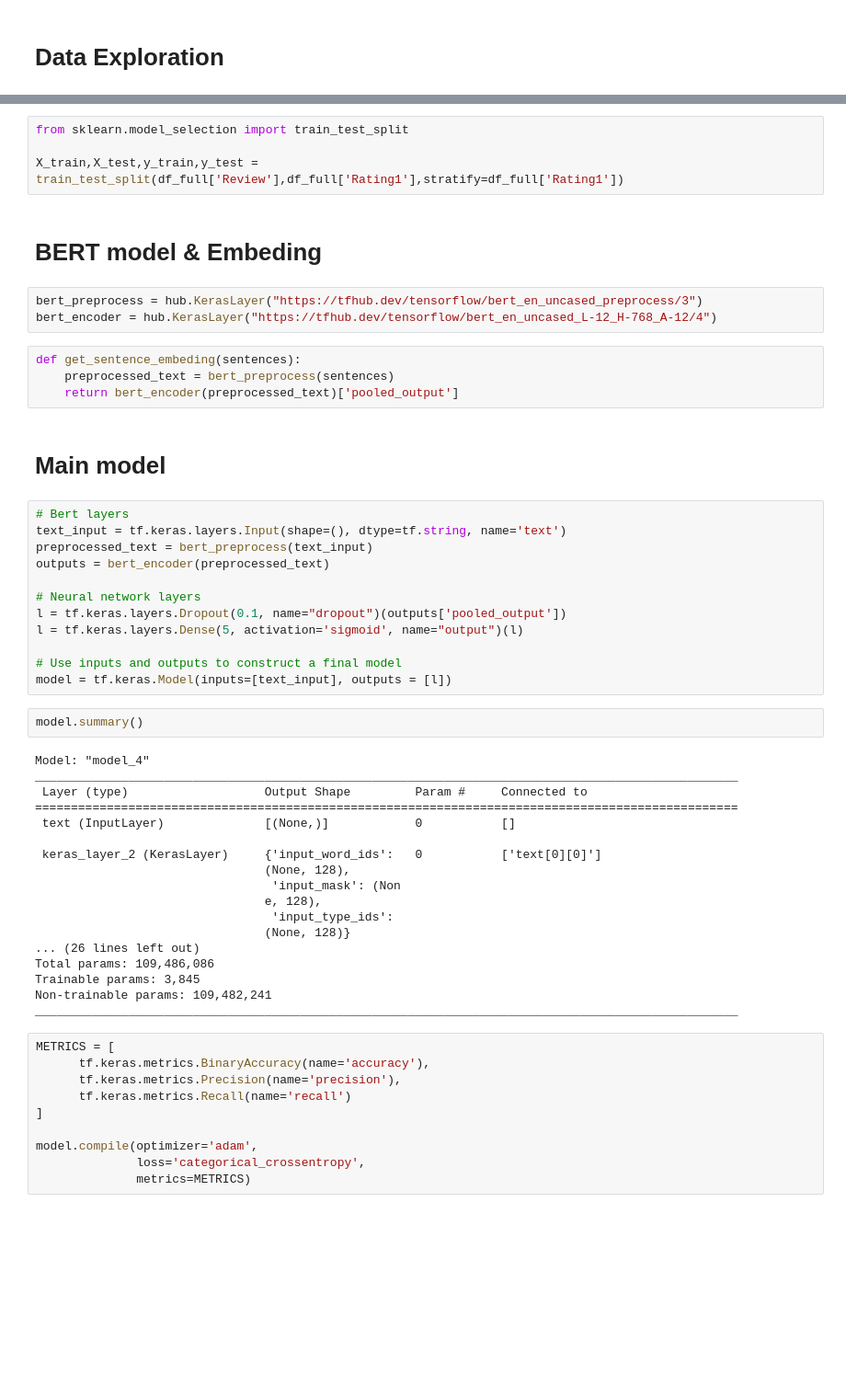
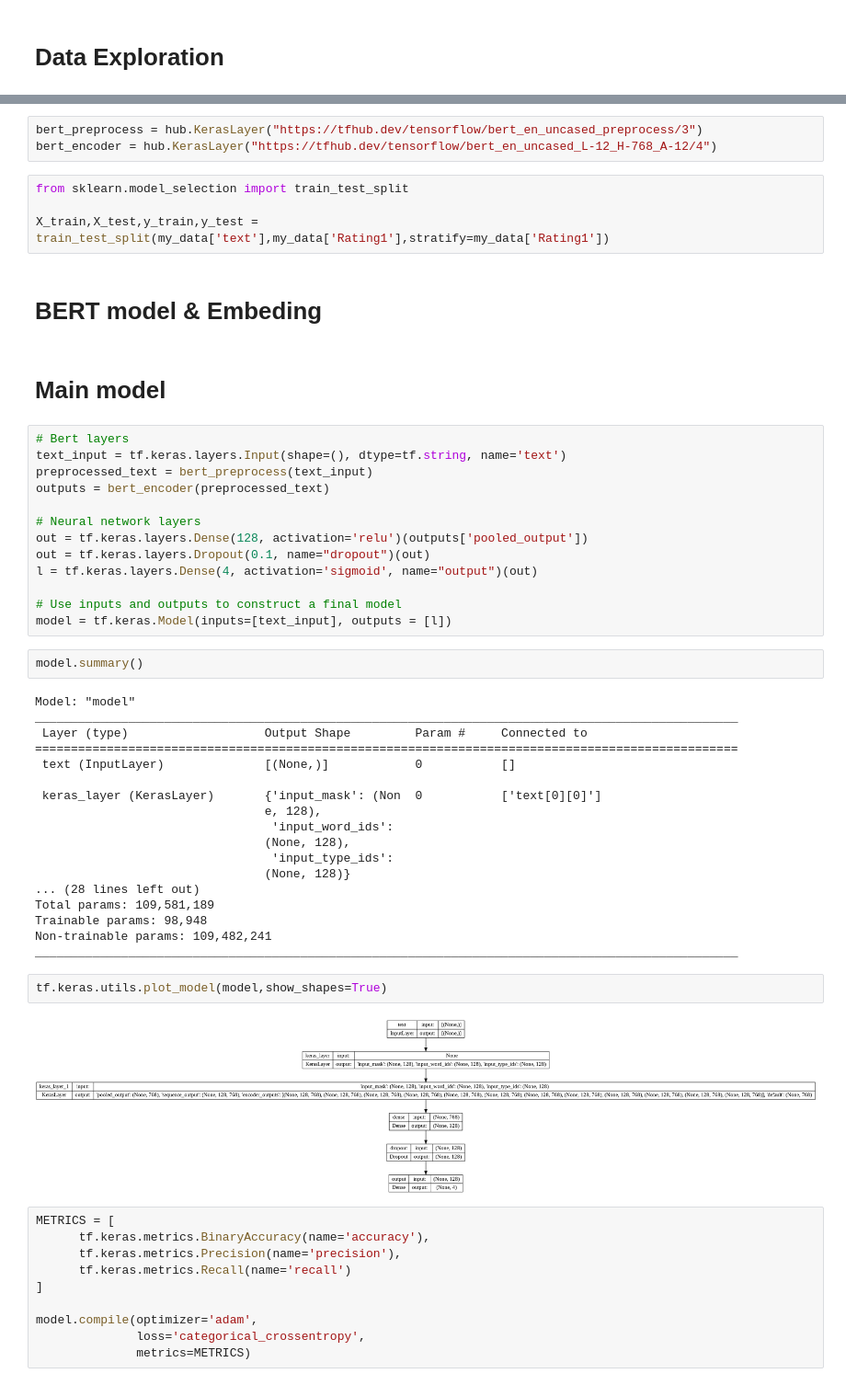
Before and after one commit to tural327/Bert_model, a Jupyter notebook: Untitled8.ipynb, the cells around one changed output, grey strips where cells are left out. Shown: that part at 92% size. Drawn from its saved outputs; the diff is of its cells as text; blank space fills up the shorter version.

```diff
--- a/Untitled8.ipynb
+++ b/Untitled8.ipynb
@@ -100,16 +144,12 @@ df_full['Rating1'] = df_full.Rating.apply(correect)
+# %%
+bert_preprocess = hub.KerasLayer("https://tfhub.dev/tensorflow/bert_en_uncased_preprocess/3")
+bert_encoder = hub.KerasLayer("https://tfhub.dev/tensorflow/bert_en_uncased_L-12_H-768_A-12/4")
 # %%
 from sklearn.model_selection import train_test_split
 
-X_train,X_test,y_train,y_test = train_test_split(df_full['Review'],df_full['Rating1'],stratify=df_full['Rating1'])
+X_train,X_test,y_train,y_test = train_test_split(my_data['text'],my_data['Rating1'],stratify=my_data['Rating1'])
 # %% [markdown]
 # **BERT model & Embeding**
-# %%
-bert_preprocess = hub.KerasLayer("https://tfhub.dev/tensorflow/bert_en_uncased_preprocess/3")
-bert_encoder = hub.KerasLayer("https://tfhub.dev/tensorflow/bert_en_uncased_L-12_H-768_A-12/4")
-# %%
-def get_sentence_embeding(sentences):
-    preprocessed_text = bert_preprocess(sentences)
-    return bert_encoder(preprocessed_text)['pooled_output']
 # %% [markdown]
 # **Main model**
 # %%
@@ -119,31 +159,36 @@ preprocessed_text = bert_preprocess(text_input)
 outputs = bert_encoder(preprocessed_text)
 
 # Neural network layers
-l = tf.keras.layers.Dropout(0.1, name="dropout")(outputs['pooled_output'])
-l = tf.keras.layers.Dense(5, activation='sigmoid', name="output")(l)
+out = tf.keras.layers.Dense(128, activation='relu')(outputs['pooled_output'])
+out = tf.keras.layers.Dropout(0.1, name="dropout")(out)
+l = tf.keras.layers.Dense(4, activation='sigmoid', name="output")(out)
 
 # Use inputs and outputs to construct a final model
 model = tf.keras.Model(inputs=[text_input], outputs = [l])
 # %%
 model.summary()
 # %% [output]
-Model: "model_4"
+Model: "model"
 __________________________________________________________________________________________________
  Layer (type)                   Output Shape         Param #     Connected to
 ==================================================================================================
  text (InputLayer)              [(None,)]            0           []
 
- keras_layer_2 (KerasLayer)     {'input_word_ids':   0           ['text[0][0]']
+ keras_layer (KerasLayer)       {'input_mask': (Non  0           ['text[0][0]']
+                                e, 128),
+                                 'input_word_ids':
                                 (None, 128),
-                                 'input_mask': (Non
-                                e, 128),
                                  'input_type_ids':
                                 (None, 128)}
-... (26 lines left out)
-Total params: 109,486,086
-Trainable params: 3,845
+... (28 lines left out)
+Total params: 109,581,189
+Trainable params: 98,948
 Non-trainable params: 109,482,241
 __________________________________________________________________________________________________
+# %%
+tf.keras.utils.plot_model(model,show_shapes=True)
+# %% [output]
+[figure, added]
 # %%
 METRICS = [
       tf.keras.metrics.BinaryAccuracy(name='accuracy'),
```
Also changed, not shown: parts of 40 cells of this notebook.
